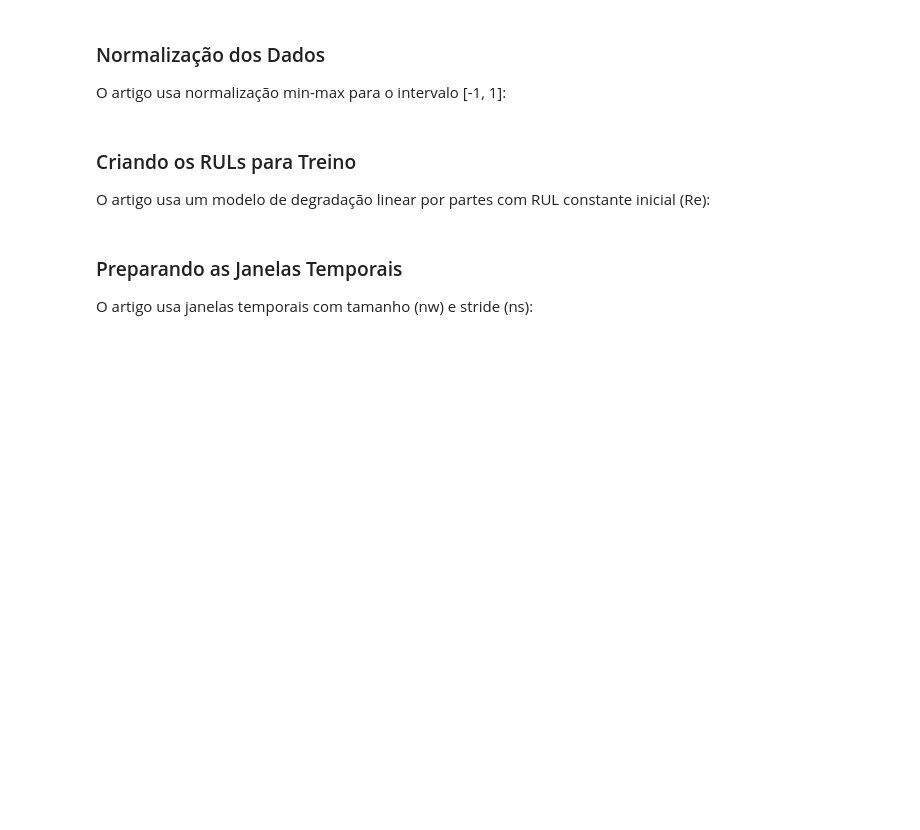
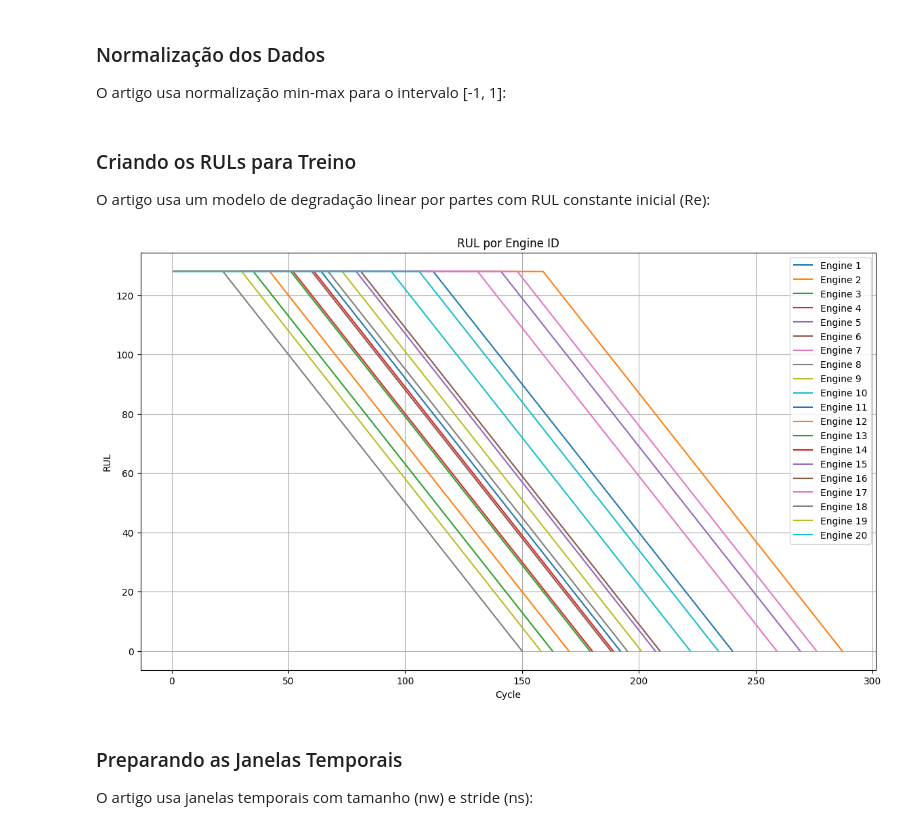
Before and after one commit to daviseemann/turbofan-rul-prediction-cmapss, a Jupyter notebook: notebooks/MLP-1.ipynb, the cells around one changed output. Cells and saved outputs as stored; diff of their text form; code cells hidden in the pictures; blank space fills up the shorter version.

```diff
--- a/notebooks/MLP-1.ipynb
+++ b/notebooks/MLP-1.ipynb
@@ -39,7 +66,7 @@ df_rul = pd.read_csv(rul_path, sep="\s+", header=None, names=["RUL"])
 
 O artigo menciona que apenas 14 dos 21 sensores são usados. Vamos selecionar os mesmos:
 # %%
-# Sensores selecionados conforme o artigo (índices 2-21, considerando que a indexação começa em 1)
+# Sensores selecionados conforme o artigo
 selected_sensors = [
     "s2",
     "s3",
@@ -58,7 +85,7 @@ selected_sensors = [
 ]
 
 # Colunas que vamos manter
-features_to_keep = ["engine_id", "cycle"] + selected_sensors + ["op1", "op2", "op3"]
+features_to_keep = ["engine_id", "cycle"] + selected_sensors
 
 # Filtrando os dataframes
 df_train = df_train[features_to_keep]
@@ -88,27 +116,47 @@ df_test = min_max_normalize(df_test, features_to_normalize)
 
 O artigo usa um modelo de degradação linear por partes com RUL constante inicial (Re):
 # %%
-def create_rul_labels(df, Re):
+def create_rul_labels(df, Re, clip_at_zero=True):
     """Cria os rótulos RUL usando o modelo de degradação linear por partes"""
-    # Agrupa por engine_id e encontra o ciclo máximo (falha)
     grouped = df.groupby("engine_id")["cycle"].max().reset_index()
     grouped.columns = ["engine_id", "max_cycle"]
 
-    # Merge para adicionar max_cycle ao dataframe original
     df = df.merge(grouped, on="engine_id", how="left")
-
-    # Calcula o RUL para cada linha
     df["RUL"] = df["max_cycle"] - df["cycle"]
 
     # Aplica o modelo de degradação linear por partes
-    df["RUL"] = df["RUL"].apply(lambda x: Re if x > Re else x)
+    df["RUL"] = np.where(df["RUL"] > Re, Re, df["RUL"])
 
     return df.drop(columns=["max_cycle"])
-
 
 # Usando Re=128 conforme sugerido no artigo para FD001
 Re = 128
 df_train = create_rul_labels(df_train, Re)
+# %%
+import matplotlib.pyplot as plt
+import seaborn as sns
+
+def plot_rul_by_engine(df, engines_to_plot=5):
+    """Plota o RUL ao longo do tempo para algumas engines"""
+    # Selecionar engines para visualizar
+    engine_ids = df["engine_id"].unique()[:engines_to_plot]
+
+    plt.figure(figsize=(14, 8))
+
+    for engine_id in engine_ids:
+        engine_data = df[df["engine_id"] == engine_id]
+        plt.plot(engine_data["cycle"], engine_data["RUL"], label=f'Engine {engine_id}')
+
+    plt.xlabel('Cycle')
+    plt.ylabel('RUL')
+    plt.title('RUL por Engine ID')
+    plt.legend()
+    plt.grid(True)
+    plt.show()
+# %%
+plot_rul_by_engine(df_train, engines_to_plot=20)
+# %% [output]
+[figure, added]
 # %% [markdown]
 ### Preparando as Janelas Temporais
 
```
Also changed, not shown: parts of 14 cells of this notebook.
